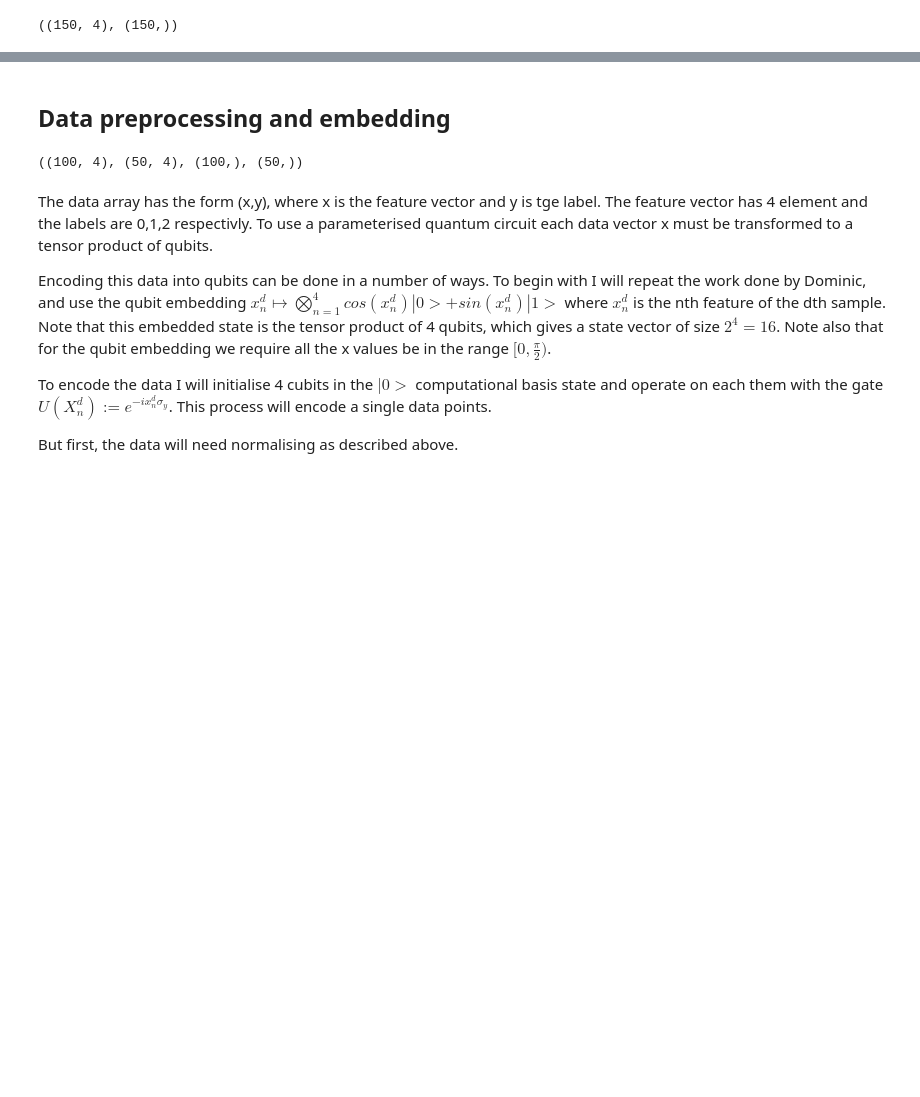
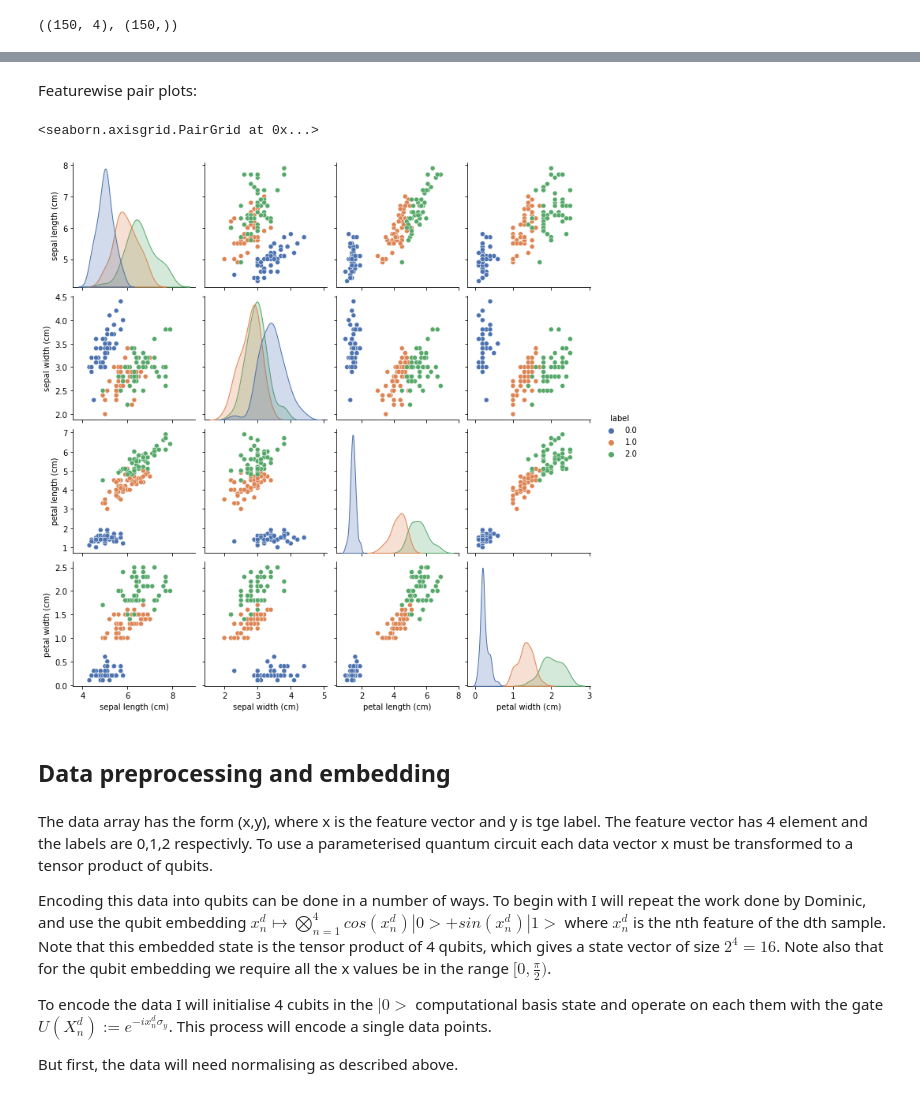
Before and after one commit to GeorgeWilliam1999/XAI-Project, a Jupyter notebook: Quantum_XAI.ipynb, the cells around one changed output, grey strips where cells are left out. Cells and saved outputs as stored; diff of their text form; code cells hidden in the pictures; blank space fills up the shorter version.

```diff
--- a/Quantum_XAI.ipynb
+++ b/Quantum_XAI.ipynb
@@ -38,6 +44,7 @@ iris.data.shape,iris.target.shape
 # %%
 #Load iris data and classification to the same array.
 features = iris.feature_names
+features.append('label')
 data = np.zeros((150,5))
 data[:,0:4] = iris.data
 data[:,4] = iris.target
@@ -60,0 +55,2 @@ sns.scatterplot(data=data, x=data[:,0], y=data[:,1], hue=data[:,4], palette="dee
+# %%
+iris_df = pd.DataFrame(data = data, columns = features)
@@ -61,9 +79,12 @@ sns.scatterplot(data=data, x=data[:,0], y=data[:,1], hue=data[:,4], palette="dee
+# %% [markdown]
+Featurewise pair plots:
+# %%
+sns.pairplot(iris_df, hue="label", palette = 'deep')
+# %% [output]
+<seaborn.axisgrid.PairGrid at 0x...>
+[figure, added]
 # %% [markdown]
 ## Data preprocessing and embedding
-# %%
-X_train.shape, X_test.shape, y_train.shape, y_test.shape
-# %% [output]
-((100, 4), (50, 4), (100,), (50,))
 # %% [markdown]
 The data array has the form (x,y), where x is the feature vector and y is tge label. The feature vector has 4 element and the labels are 0,1,2 respectivly. To use a parameterised quantum circuit each data vector x must be transformed to a tensor product of qubits.
 
```
Also changed, not shown: parts of 54 cells of this notebook.
